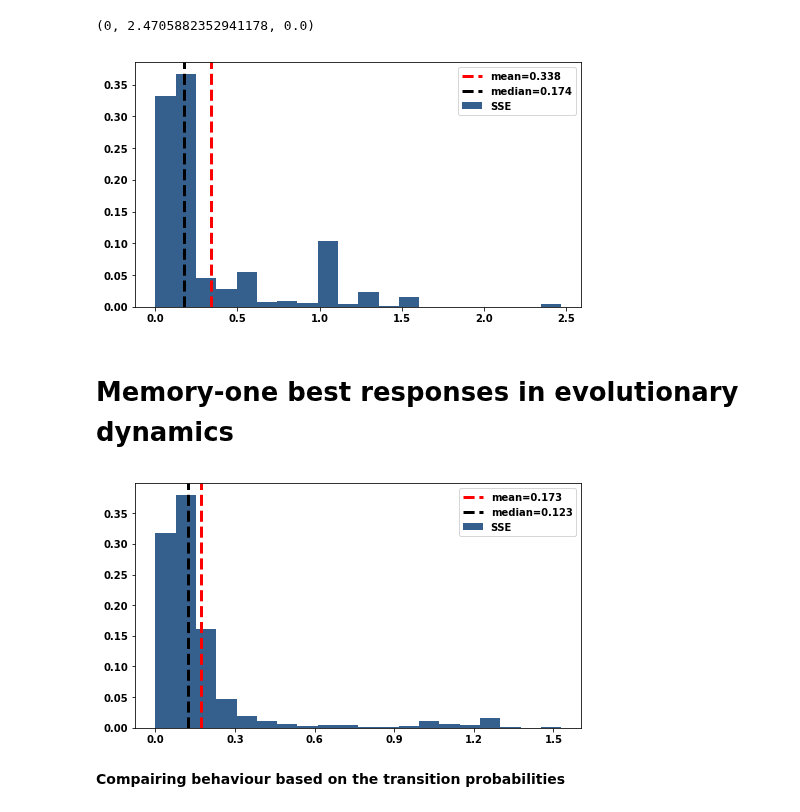
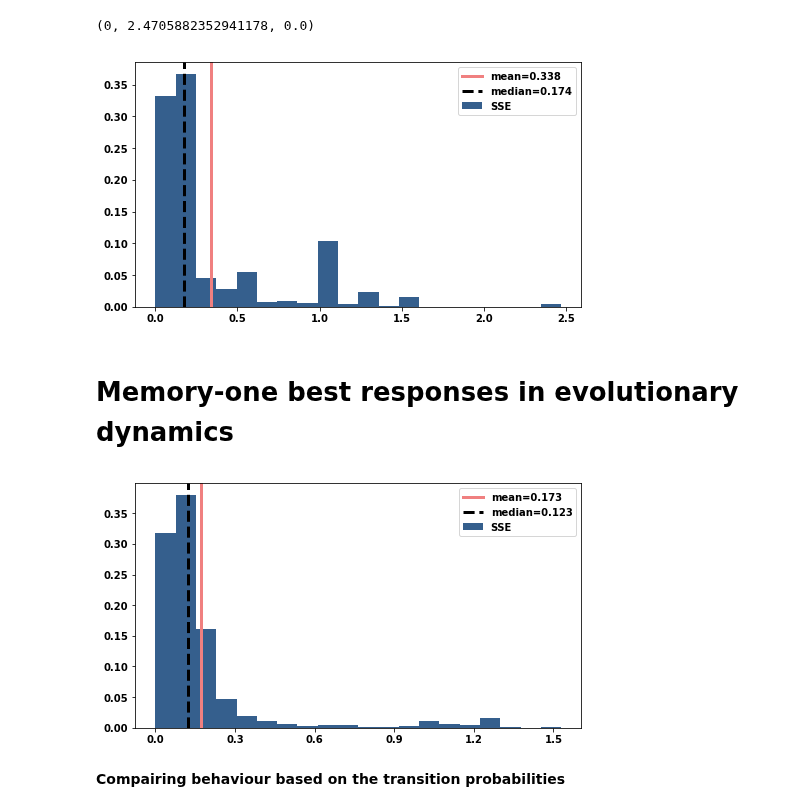
Before and after one commit to Nikoleta-v3/Memory-size-in-the-prisoners-dilemma, a Jupyter notebook: nbs/3. Numerical experiments.ipynb, the cells around one changed output. Cells and saved outputs as stored; diff of their text form; code cells hidden in the pictures.

```diff
--- a/nbs/3. Numerical experiments.ipynb
+++ b/nbs/3. Numerical experiments.ipynb
@@ -138,27 +136,27 @@ sum(df["is_ZD"]), max(df["SSerror"]), min(df["SSerror"])
 # %%
 fig, axes = plt.subplots(figsize=(8, 4.5))
 
 weights = np.ones_like(df["SSerror"]) / len(df["SSerror"])
 
 axes.hist(df["SSerror"], weights=weights, bins=20, color=color, label='SSE',);
 axes.axvline(
-    np.mean(df["SSerror"]), color="red", linestyle="dashed", linewidth=3,
+    np.mean(df["SSerror"]), color="lightcoral", linewidth=3,
     label="mean=%s" % round(np.mean(df["SSerror"]), 3)
 )
 #axes.set_xticks(np.linspace(0, 2.5, 6))
 
 axes.axvline(
     np.median(df["SSerror"]),
     color="black",
     linestyle="dashed",
     linewidth=3,
     label="median=%s" % round(np.median(df["SSerror"]), 3),
 )
 axes.legend();
 
 plt.savefig('../img/best_respones_sserror.pdf')
 # %% [output]
-[figure, old version]
+[figure, new version]
 # %%
 def describe(df, stats):
     d = df.describe(percentiles=[.05, .25, .5, .95])
@@ -199,7 +197,7 @@ weights = np.ones_like(df["evol_SSerror"]) / len(df["SSerror"])
 
 axes.hist(df["evol_SSerror"], weights=weights, bins=20, color=color, label='SSE',);
 axes.axvline(
-    np.mean(df["evol_SSerror"]), color="red", linestyle="dashed", linewidth=3,
+    np.mean(df["evol_SSerror"]), color="lightcoral", linewidth=3,
     label="mean=%s" % round(np.mean(df["evol_SSerror"]), 3)
 )
 axes.set_xticks(np.linspace(0, 1.5, 6))
@@ -214,7 +212,7 @@ axes.legend();
 
 plt.savefig('../img/evo_sserror.pdf')
 # %% [output]
-[figure, old version]
+[figure, new version]
 # %%
 evo_sserror_table = pd.DataFrame(pd.DataFrame(describe(df, ['median', 'skew', 'kurt'])['evol_SSerror']))
 with open("../tex/evo_sserror_table.tex", "w") as f:
```
Also changed, not shown: parts of 5 cells of this notebook, 11 other files.
